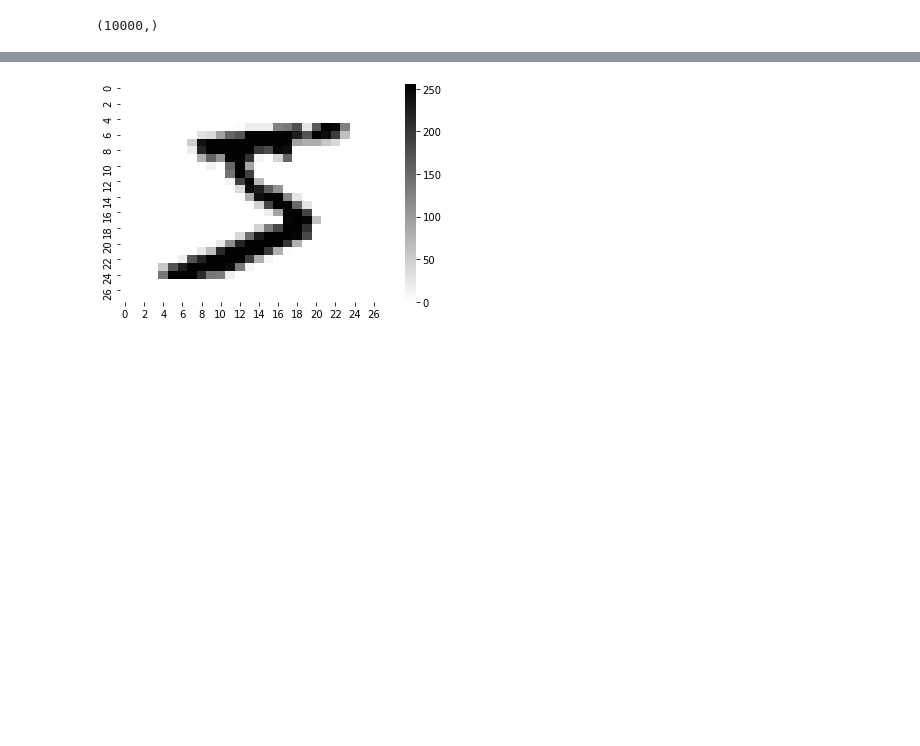
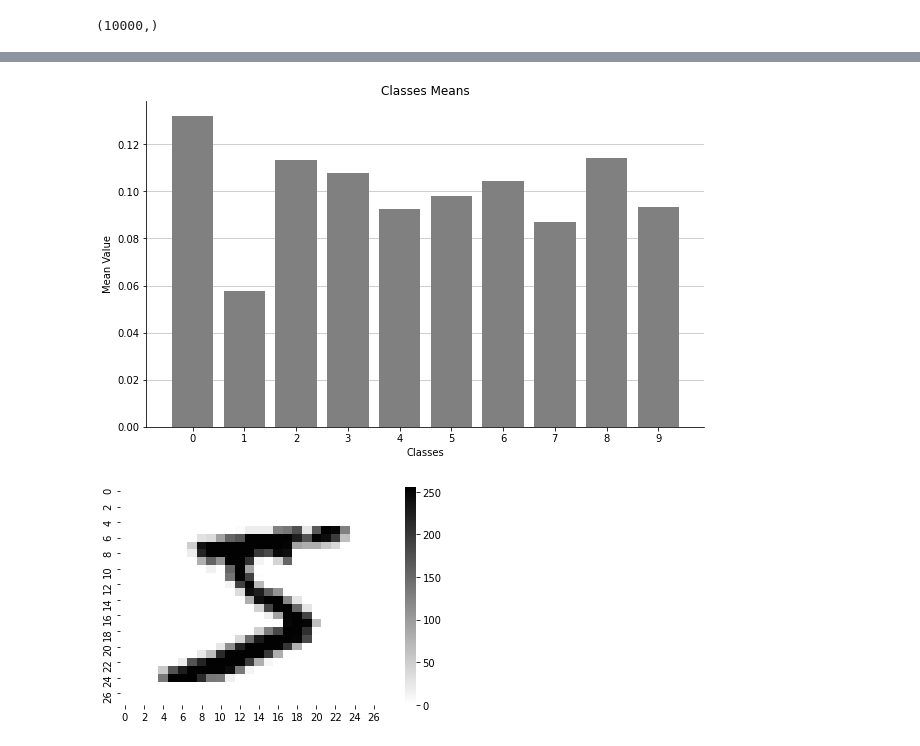
Before and after one commit to abdelrahmanfekryy/Machine_Learning_Case_Study, a Jupyter notebook: Handwritten_Digits_Recognition_Web_App/main.ipynb, the cells around one changed output, grey strips where cells are left out. Drawn from its saved outputs; the diff is of its cells as text; code cells hidden in the pictures; blank space fills up the shorter version.

```diff
--- a/Handwritten_Digits_Recognition_Web_App/main.ipynb
+++ b/Handwritten_Digits_Recognition_Web_App/main.ipynb
@@ -79,3 +90,18 @@ y_test.shape
+# %%
+plt.figure(figsize=(10,6))
+means = np.array([x_train[y_train == i].mean() for i in range(10)])
+plt.bar(x=range(10),height=means/means.sum(),color='#808080')
+plt.title('Classes Means')
+plt.xlabel('Classes')
+plt.ylabel('Mean Value')
+plt.xticks(range(10))
+plt.gca().spines['right'].set_visible(False)
+plt.gca().spines['top'].set_visible(False)
+plt.grid(axis='y', alpha=0.75)
+plt.gca().set_axisbelow(True)
+plt.show()
+# %% [output]
+[figure, added]
 # %%
 sns.heatmap(x_train[0],cmap='gray_r')
 plt.show()
```
Also changed, not shown: parts of 24 cells of this notebook, 3 other files.
